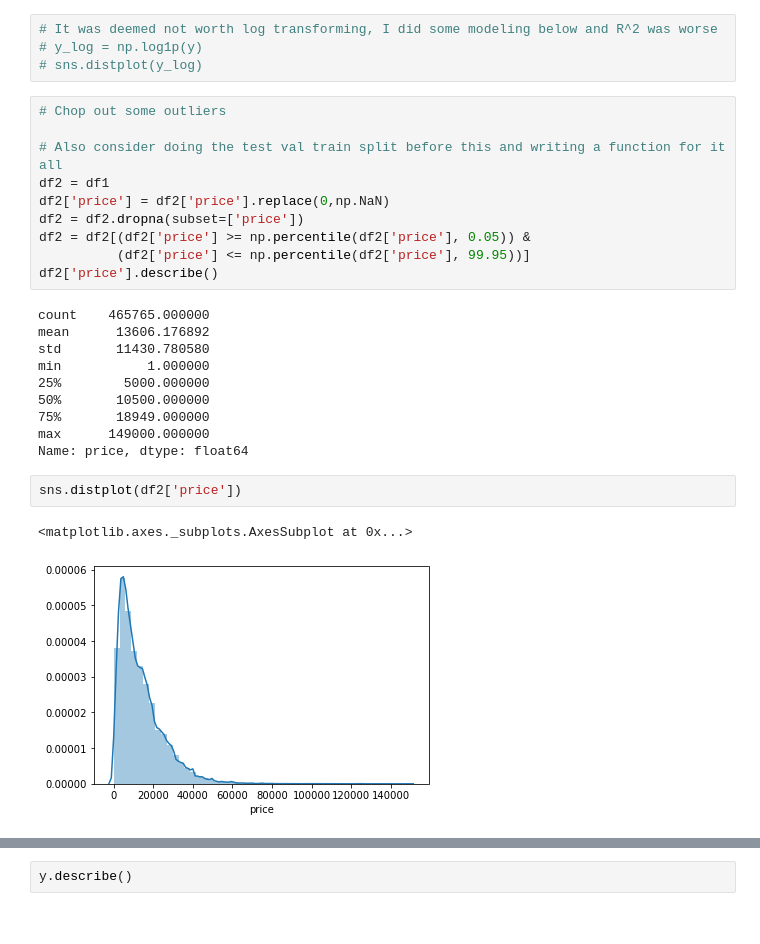
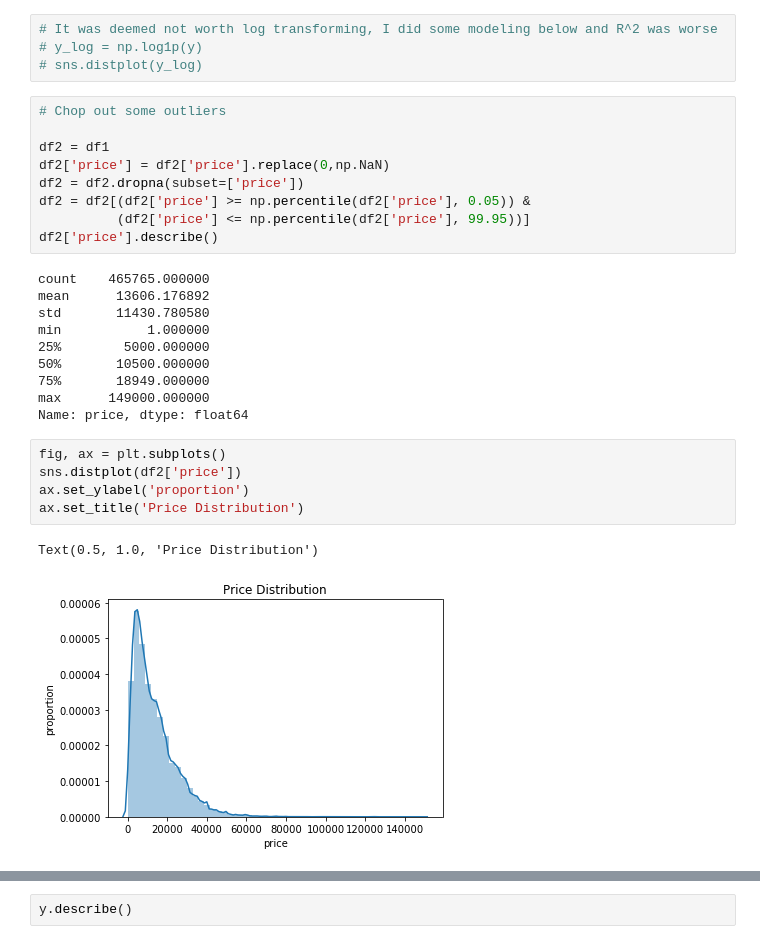
Before and after one commit to JonNData/used-car-predictor, a Jupyter notebook: notebooks/Used_cars_Build.ipynb, the cells around one changed output, grey strips where cells are left out. Drawn from its saved outputs; the diff is of its cells as text.

```diff
--- a/notebooks/Used_cars_Build.ipynb
+++ b/notebooks/Used_cars_Build.ipynb
@@ -148,7 +135,6 @@ sns.distplot(y)
 # %%
 # Chop out some outliers
 
-# Also consider doing the test val train split before this and writing a function for it all
 df2 = df1
 df2['price'] = df2['price'].replace(0,np.NaN)
 df2 = df2.dropna(subset=['price'])
@@ -165,11 +151,14 @@ min           1.000000
 75%       18949.000000
 max      149000.000000
 Name: price, dtype: float64
-# %%
-sns.distplot(df2['price'])
-# %% [output]
-<matplotlib.axes._subplots.AxesSubplot at 0x...>
-[figure, removed]
+# %%
+fig, ax = plt.subplots()
+sns.distplot(df2['price'])
+ax.set_ylabel('proportion')
+ax.set_title('Price Distribution')
+# %% [output]
+Text(0.5, 1.0, 'Price Distribution')
+[figure, added]
 # %%
 y = np.log1p(df2['price'])
 sns.distplot(y)
```
Also changed, not shown: parts of 42 cells of this notebook, 8 other files.
